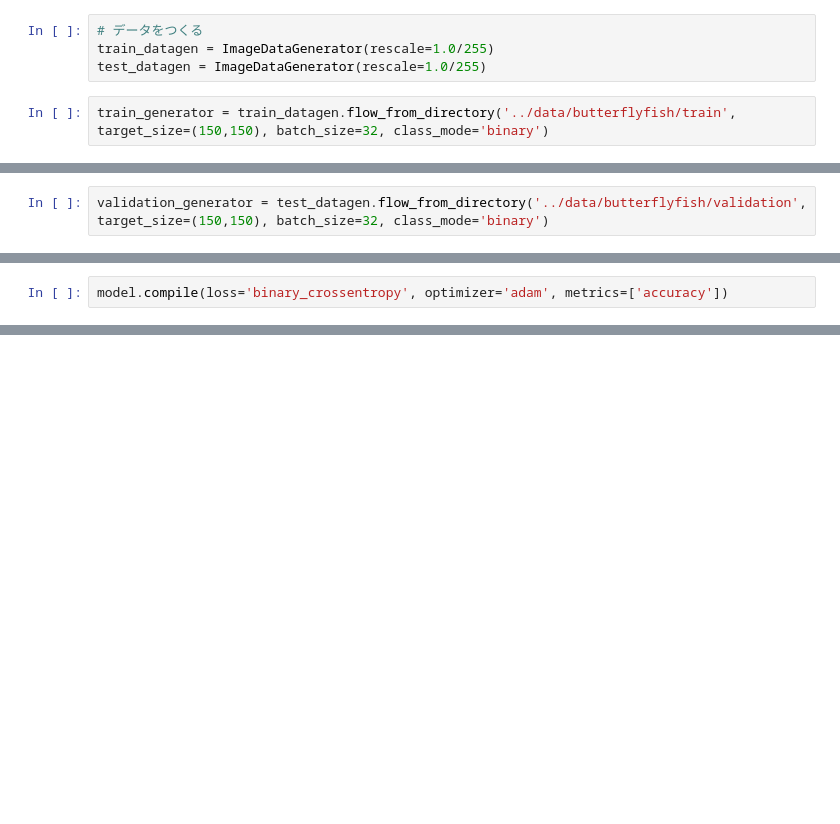
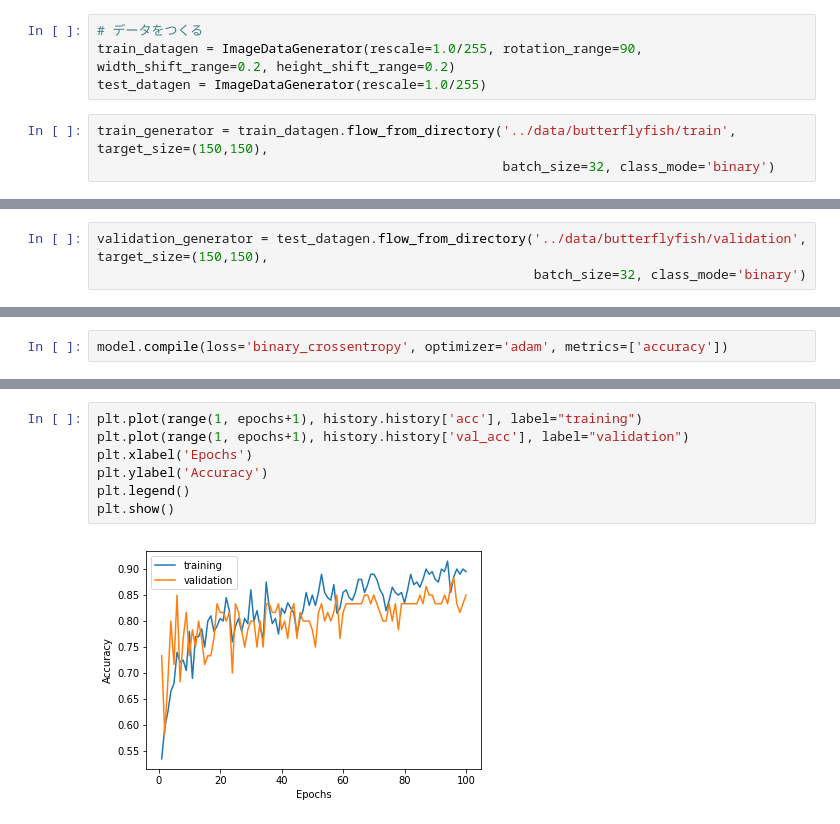
Before and after one commit to mizukiono/cnn_tutorial, a Jupyter notebook: butterflyfish/bfish_simplecnn.ipynb, the cells around one changed output, grey strips where cells are left out. Cells and saved outputs as stored; diff of their text form; blank space fills up the shorter version.

Commit message:
data augmentation

```diff
--- a/butterflyfish/bfish_simplecnn.ipynb
+++ b/butterflyfish/bfish_simplecnn.ipynb
@@ -9,14 +11,16 @@ Using TensorFlow backend.
 epochs = 100
 # %%
 # データをつくる
-train_datagen = ImageDataGenerator(rescale=1.0/255)
+train_datagen = ImageDataGenerator(rescale=1.0/255, rotation_range=90, width_shift_range=0.2, height_shift_range=0.2)
 test_datagen = ImageDataGenerator(rescale=1.0/255)
 # %%
-train_generator = train_datagen.flow_from_directory('../data/butterflyfish/train', target_size=(150,150), batch_size=32, class_mode='binary')
+train_generator = train_datagen.flow_from_directory('../data/butterflyfish/train', target_size=(150,150),
+                                                    batch_size=32, class_mode='binary')
 # %% [output]
 Found 200 images belonging to 2 classes.
 # %%
-validation_generator = test_datagen.flow_from_directory('../data/butterflyfish/validation', target_size=(150,150), batch_size=32, class_mode='binary')
+validation_generator = test_datagen.flow_from_directory('../data/butterflyfish/validation', target_size=(150,150),
+                                                        batch_size=32, class_mode='binary')
 # %% [output]
 Found 60 images belonging to 2 classes.
 # %%
@@ -77,0 +82,9 @@ Epoch 20/20
+# %%
+plt.plot(range(1, epochs+1), history.history['acc'], label="training")
+plt.plot(range(1, epochs+1), history.history['val_acc'], label="validation")
+plt.xlabel('Epochs')
+plt.ylabel('Accuracy')
+plt.legend()
+plt.show()
+# %% [output]
+[figure, added]
```
Also changed, not shown: parts of 2 cells of this notebook, 1 other file.
